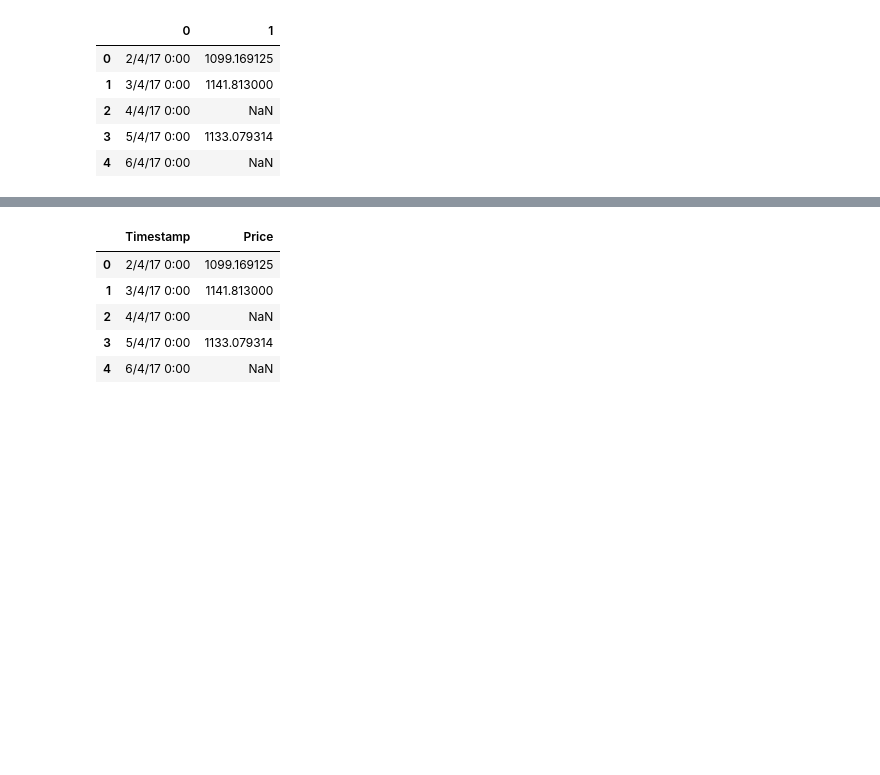
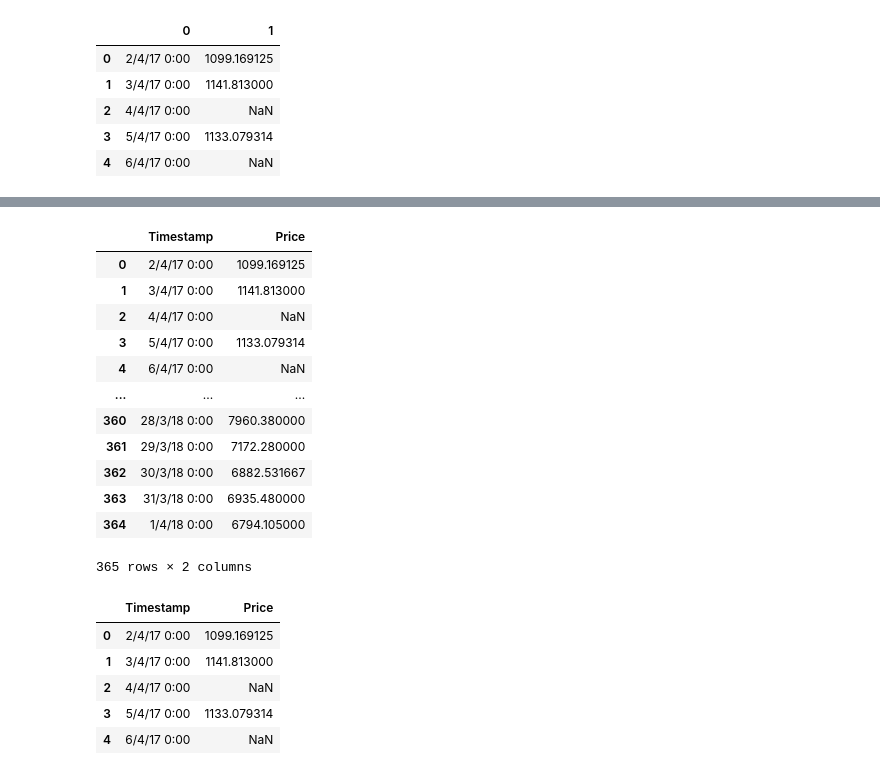
Before and after one commit to daulabas/DataAnalytics-Dauka, a Jupyter notebook: unit-1-reading-data-with-python-and-pandas/lesson-1-reading-csv-and-txt-files/files/Lecture.ipynb, the cells around one changed output, grey strips where cells are left out. Drawn from its saved outputs; the diff is of its cells as text; code cells hidden in the pictures; blank space fills up the shorter version.

```diff
--- a/unit-1-reading-data-with-python-and-pandas/lesson-1-reading-csv-and-txt-files/files/Lecture.ipynb
+++ b/unit-1-reading-data-with-python-and-pandas/lesson-1-reading-csv-and-txt-files/files/Lecture.ipynb
@@ -195,10 +233,22 @@ df.head()
 
 We'll add that columns names using the `names` parameter.
 # %%
-df = pd.read_csv('btc-market-price.csv',
-                 header=None,
-                 na_values=['', '?', '-'],
-                 names=['Timestamp', 'Price'])
+df = pd.read_csv('btc-market-price.csv', header = None, na_values = ['', '?', '-'], names = ['Timestamp','Price'])
+df
+# %% [output]
+|  | Timestamp | Price |
+| 0 | 2/4/17 0:00 | 1099.169125 |
+| 1 | 3/4/17 0:00 | 1141.813000 |
+| 2 | 4/4/17 0:00 | NaN |
+| 3 | 5/4/17 0:00 | 1133.079314 |
+| 4 | 6/4/17 0:00 | NaN |
+| ... | ... | ... |
+| 360 | 28/3/18 0:00 | 7960.380000 |
+| 361 | 29/3/18 0:00 | 7172.280000 |
+| 362 | 30/3/18 0:00 | 6882.531667 |
+| 363 | 31/3/18 0:00 | 6935.480000 |
+| 364 | 1/4/18 0:00 | 6794.105000 |
+365 rows × 2 columns
 # %%
 df.head()
 # %% [output]
```
Also changed, not shown: parts of 10 cells of this notebook.
